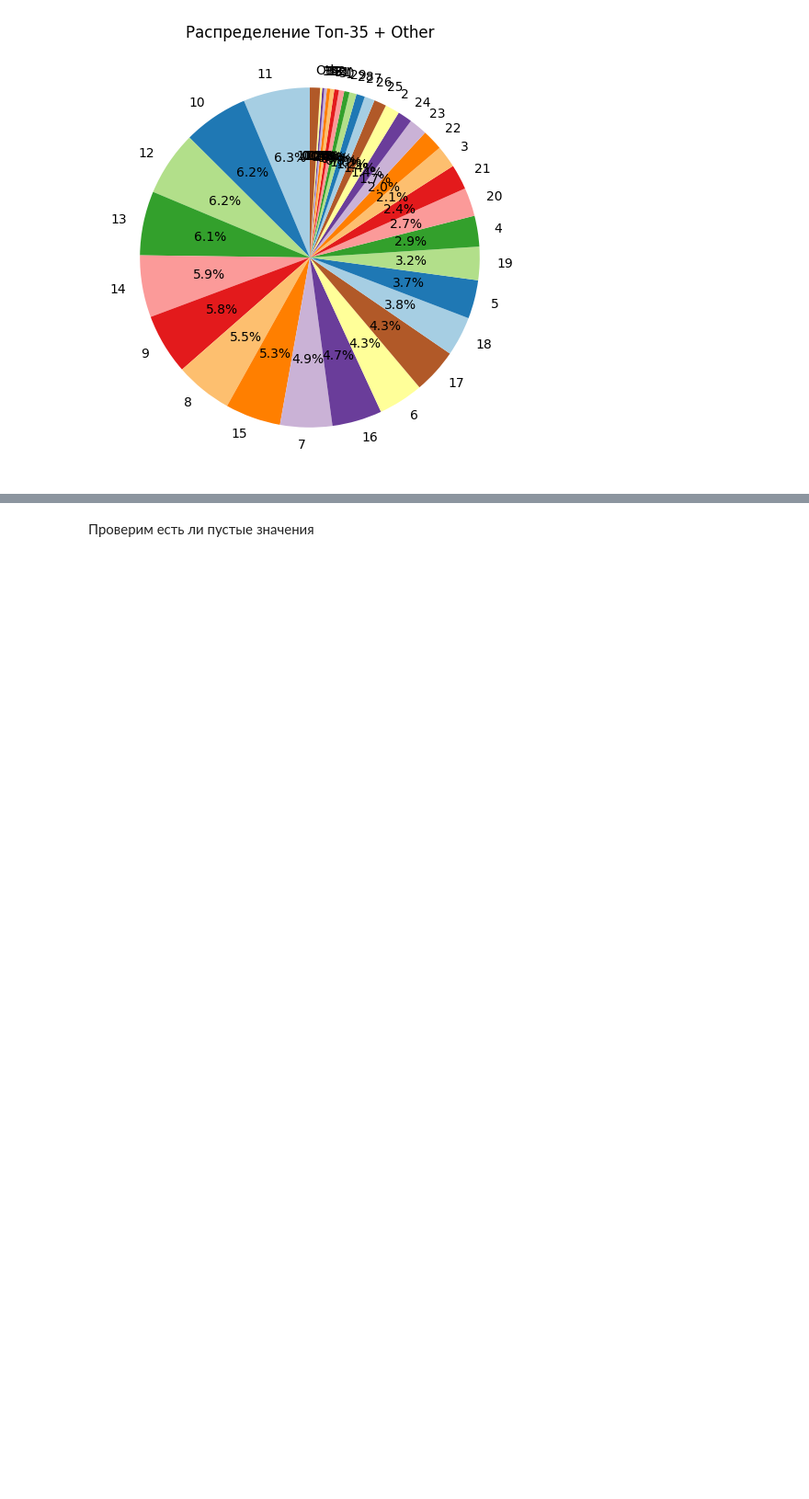
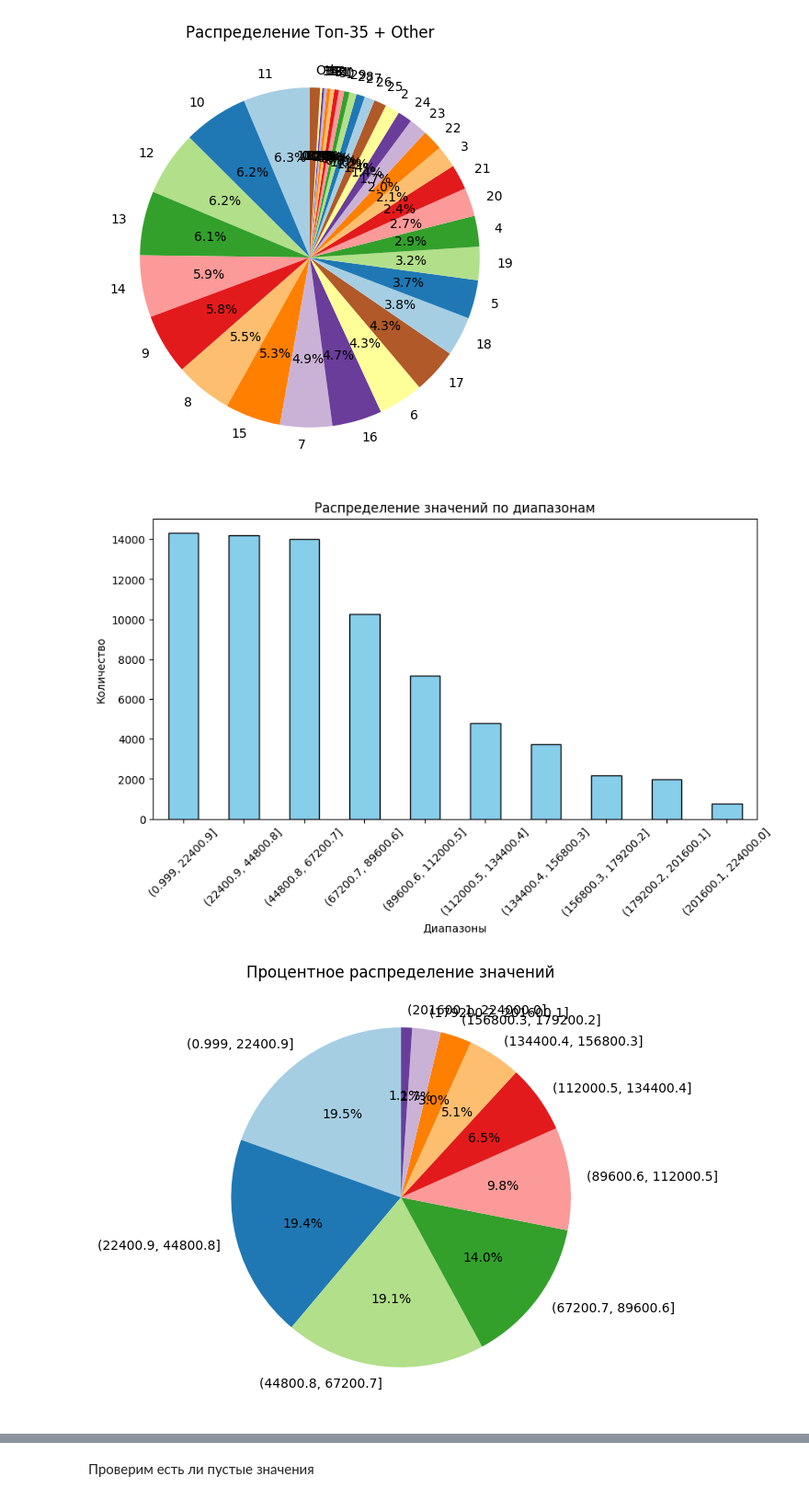
Before and after one commit to Den9p/MO_2, a Jupyter notebook: Кувшанов,_Поляруш,_Чепак_ТюмГУ_МО2_ДЗ_1.ipynb, the cells around one changed output, grey strips where cells are left out. Shown at 92% size. Drawn from its saved outputs; the diff is of its cells as text; code cells hidden in the pictures; blank space fills up the shorter version.

```diff
--- a/Кувшанов,_Поляруш,_Чепак_ТюмГУ_МО2_ДЗ_1.ipynb
+++ b/Кувшанов,_Поляруш,_Чепак_ТюмГУ_МО2_ДЗ_1.ipynb
@@ -284,4 +285,32 @@ plt.show()
 # %% [output]
 [figure]
 [figure]
+# %%
+min_val, max_val = df['PreviousSalary'].min(), df['PreviousSalary'].max()
+bins = np.linspace(min_val, max_val, 11)  # 10 диапазонов → 11 границ
+
+# Разбиваем значения на интервалы
+temp = pd.cut(df['PreviousSalary'], bins=bins, include_lowest=True)
+
+# Подсчитываем количество значений в каждом диапазоне
+range_counts = temp.value_counts().sort_index()
+
+# Гистограмма
+plt.figure(figsize=(10, 5))
+range_counts.plot(kind='bar', color='skyblue', edgecolor='black')
+plt.xlabel('Диапазоны')
+plt.ylabel('Количество')
+plt.title('Распределение значений по диапазонам')
+plt.xticks(rotation=45)
+plt.show()
+
+# Круговая диаграмма
+plt.figure(figsize=(6, 6))
+range_counts.plot(kind='pie', autopct='%1.1f%%', colors=plt.cm.Paired.colors, startangle=90)
+plt.ylabel('')
+plt.title('Процентное распределение значений')
+plt.show()
+# %% [output]
+[figure, added]
+[figure, added]
 # %%
```
Also changed, not shown: parts of 7 cells of this notebook.
